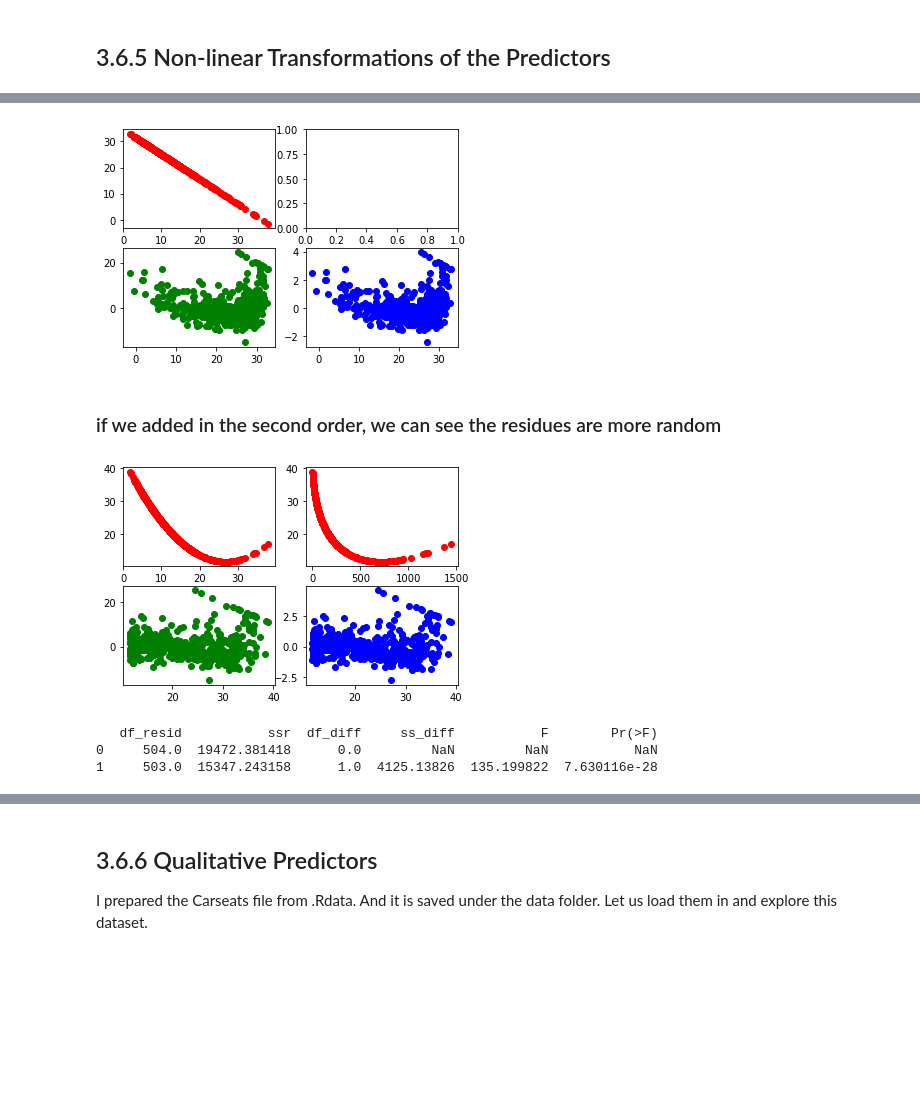
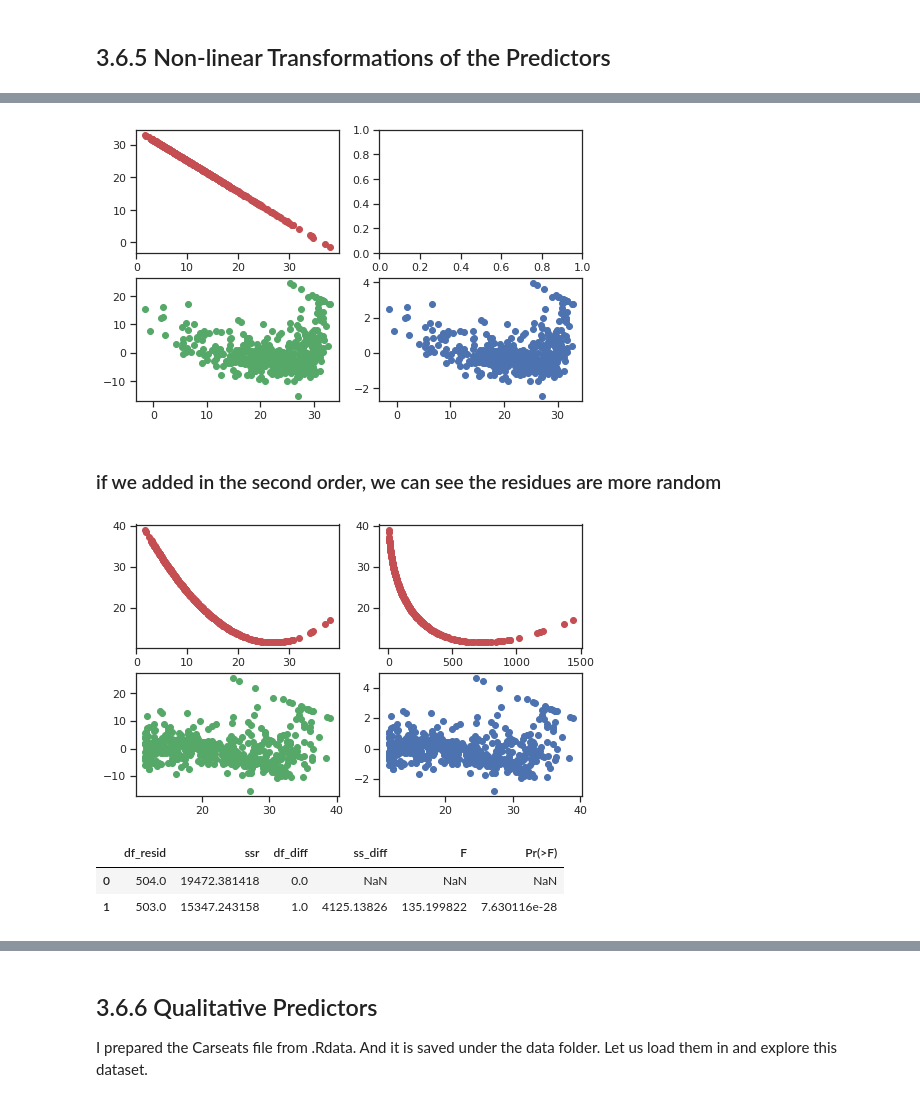
Before and after one commit to tvanzyl/ISL2_Python, a Jupyter notebook: Chapter_3_sec_6.1_6.7.ipynb, the cells around one changed output, grey strips where cells are left out. Drawn from its saved outputs; the diff is of its cells as text; code cells hidden in the pictures; blank space fills up the shorter version.

```diff
--- a/Chapter_3_sec_6.1_6.7.ipynb
+++ b/Chapter_3_sec_6.1_6.7.ipynb
@@ -20,6 +20,10 @@ from statsmodels.stats.outliers_influence import variance_inflation_factor
 from statsmodels.graphics.regressionplots import *
 from sklearn import datasets, linear_model
 from patsy import dmatrices
+
+import seaborn as sns
+sns.set_theme()
+sns.set_style("ticks")
 # %%
 # since in Python, there is no default MASS module and Boston dataset, I will read in the Boston dataset from CSV. The data is in the ./data folder.
 Boston = pd.read_csv('https://raw.githubusercontent.com/tvanzyl/Sharing_ISL_python/master/data/Boston.csv', header=0)
@@ -292,34 +288,34 @@ Notes:
 [2] The condition number is large, 1.13e+03. This might indicate that there are
 strong multicollinearity or other numerical problems.
 # %%
-fig, ((ax1, ax2), (ax3, ax4))= plt.subplots(2, 2)
+fig, ((ax1, ax2), (ax3, ax4))= plt.subplots(2, 2, figsize=(8,5))
 ax1.plot(Boston.lstat, lm_order1.predict(),'ro')
 ax3.plot(lm_order1.predict(), lm_order1.resid, 'go')
 ax4.plot(lm_order1.predict(), lm_order1.resid_pearson, 'bo')
 plt.show()
 # %% [output]
-[figure, old version]
+[figure, new version]
 # %% [markdown]
 ### if we added in the second order, we can see the residues are more random
 # %%
-fig, ((ax1, ax2), (ax3, ax4))= plt.subplots(2, 2)
+fig, ((ax1, ax2), (ax3, ax4))= plt.subplots(2, 2, figsize=(8,5))
 ax1.plot(Boston.lstat,  lm_order2.predict(),'ro')
 ax2.plot(Boston.lstat ** 2.0,  lm_order2.predict(),'ro')
 ax3.plot(lm_order2.predict(), lm_order2.resid, 'go')
 ax4.plot(lm_order2.predict(), lm_order2.resid_pearson, 'bo')
 plt.show()
 # %% [output]
-[figure, old version]
+[figure, new version]
 # %%
 # there is anova function built in already in statsmodels.
 # if you know what to do, use the key words to google it and likely you will find a very good answer.
 # here we compare the models with one order of stat and two orders of stats.
 # by looking at the p value that will reject the null hypothesis that the coefficent of lstat**2 equals 0.
 table = sm.stats.anova_lm(lm_order1, lm_order2)
-print(table)
+table
 # %% [output]
-   df_resid           ssr  df_diff     ss_diff           F        Pr(>F)
-0     504.0  19472.381418      0.0         NaN         NaN           NaN
-1     503.0  15347.243158      1.0  4125.13826  135.199822  7.630116e-28
+|  | df_resid | ssr | df_diff | ss_diff | F | Pr(>F) |
+| 0 | 504.0 | 19472.381418 | 0.0 | NaN | NaN | NaN |
+| 1 | 503.0 | 15347.243158 | 1.0 | 4125.13826 | 135.199822 | 7.630116e-28 |
 # %%
 lm_log = smf.ols('medv~ np.log(rm)', data=Boston).fit()
```
Also changed, not shown: parts of 19 cells of this notebook, 7 other files.
